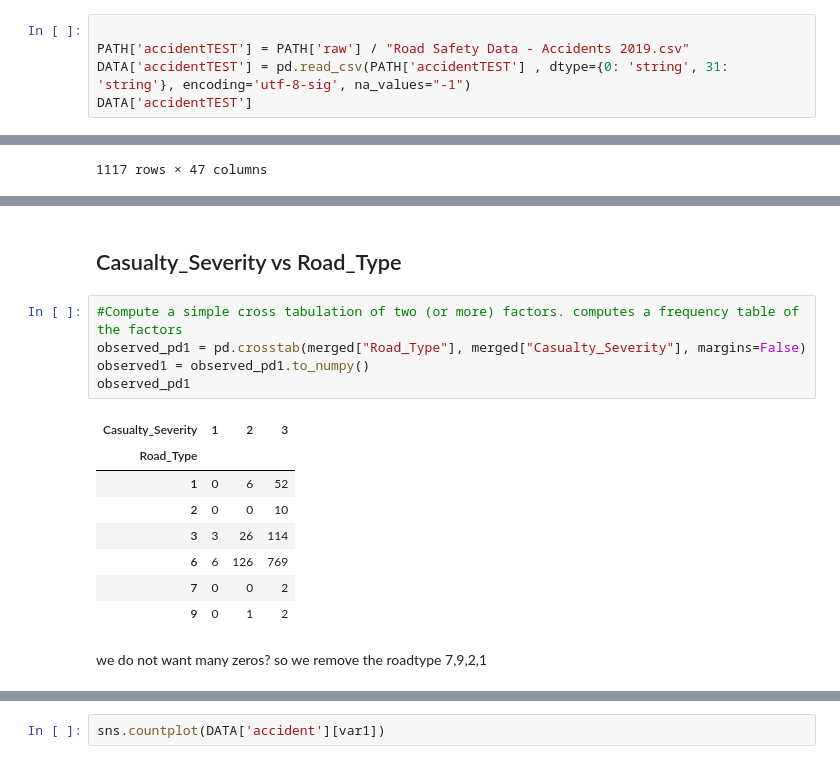
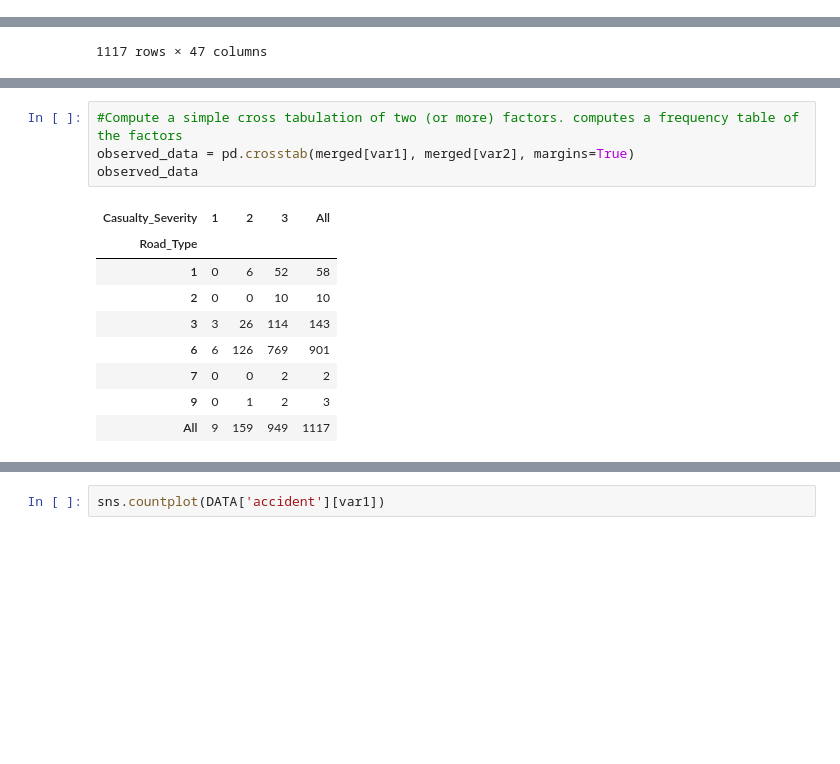
Before and after one commit to mfoman/fyp2021p01lectures, a Jupyter notebook: notebooks/fyp2021p01lectures_draft.ipynb, the cells around one changed output, grey strips where cells are left out. Cells and saved outputs as stored; diff of their text form; blank space fills up the shorter version.

```diff
--- a/notebooks/fyp2021p01lectures_draft.ipynb
+++ b/notebooks/fyp2021p01lectures_draft.ipynb
@@ -98,8 +97,3 @@ DATA['accident'] = pd.read_csv(PATH['accident'], dtype={0: 'string', 31: 'string
 DATA['casual'] = pd.read_csv(PATH['casual'], dtype={0: 'string'}, encoding='utf-8-sig', na_values="-1")
 
 DATA['vehicles'] = pd.read_csv(PATH['vehicles'], dtype={0: 'string'}, encoding='utf-8-sig', na_values="-1") # Maybe useful later: add index_col=0
-# %%
-
-PATH['accidentTEST'] = PATH['raw'] / "Road Safety Data - Accidents 2019.csv"
-DATA['accidentTEST'] = pd.read_csv(PATH['accidentTEST'] , dtype={0: 'string', 31: 'string'}, encoding='utf-8-sig', na_values="-1")
-DATA['accidentTEST']
@@ -1049,18 +968,14 @@ def plot_pearson_test(observed, expected, title, var1_labels=None, var2_labels=N
-# %% [markdown]
-## Casualty_Severity vs Road_Type
 # %%
 #Compute a simple cross tabulation of two (or more) factors. computes a frequency table of the factors
-observed_pd1 = pd.crosstab(merged["Road_Type"], merged["Casualty_Severity"], margins=False)
-observed1 = observed_pd1.to_numpy()
-observed_pd1
+observed_data = pd.crosstab(merged[var1], merged[var2], margins=True)
+observed_data
 # %% [output]
-| Casualty_Severity | 1 | 2 | 3 |
-| Road_Type |  |  |  |
-| 1 | 0 | 6 | 52 |
-| 2 | 0 | 0 | 10 |
-| 3 | 3 | 26 | 114 |
-| 6 | 6 | 126 | 769 |
-| 7 | 0 | 0 | 2 |
-| 9 | 0 | 1 | 2 |
+| Casualty_Severity | 1 | 2 | 3 | All |
+| Road_Type |  |  |  |  |
+| 1 | 0 | 6 | 52 | 58 |
+| 2 | 0 | 0 | 10 | 10 |
+| 3 | 3 | 26 | 114 | 143 |
+| 6 | 6 | 126 | 769 | 901 |
+| 7 | 0 | 0 | 2 | 2 |
+| 9 | 0 | 1 | 2 | 3 |
+| All | 9 | 159 | 949 | 1117 |
-# %% [markdown]
-we do not want many zeros? so we remove the roadtype 7,9,2,1
```
Also changed, not shown: parts of 50 cells of this notebook, 1 other file.
